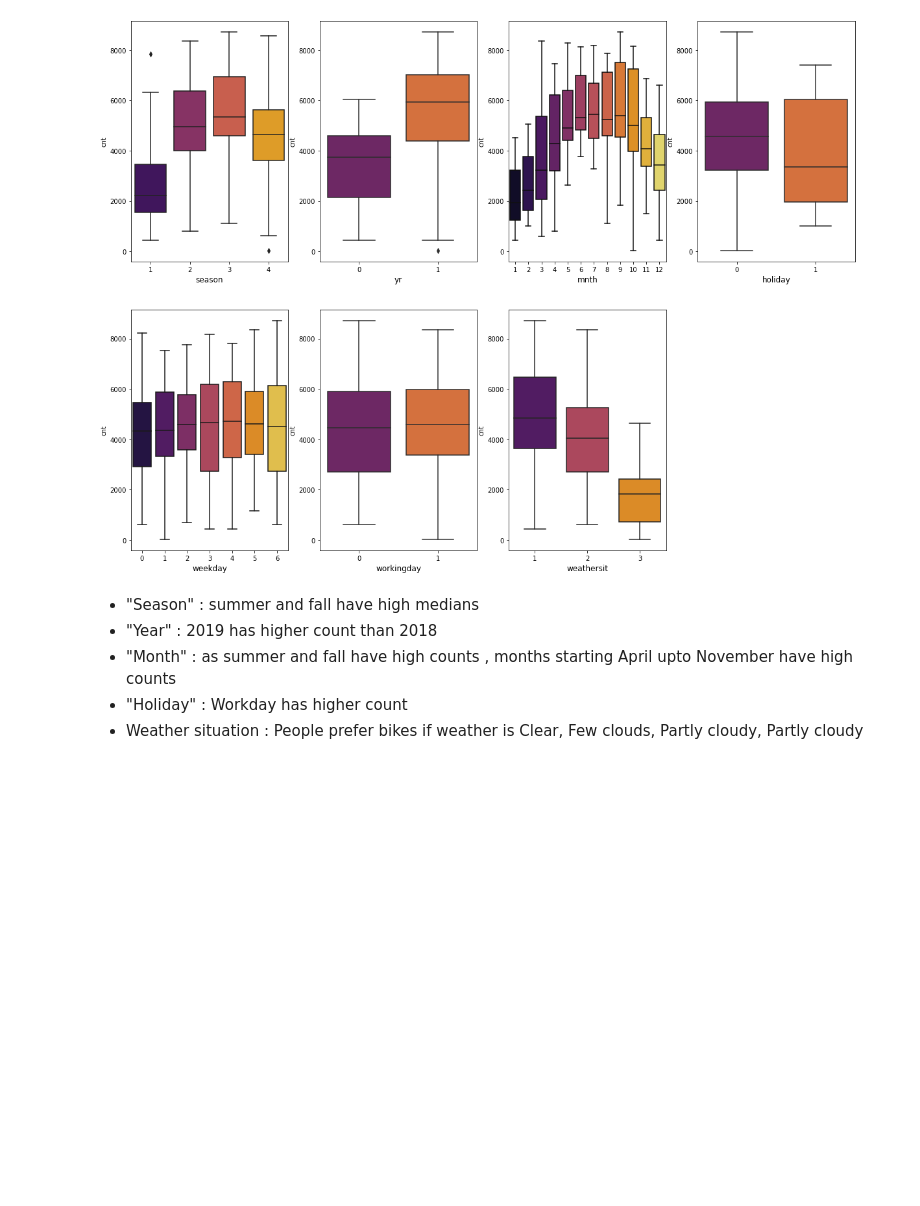
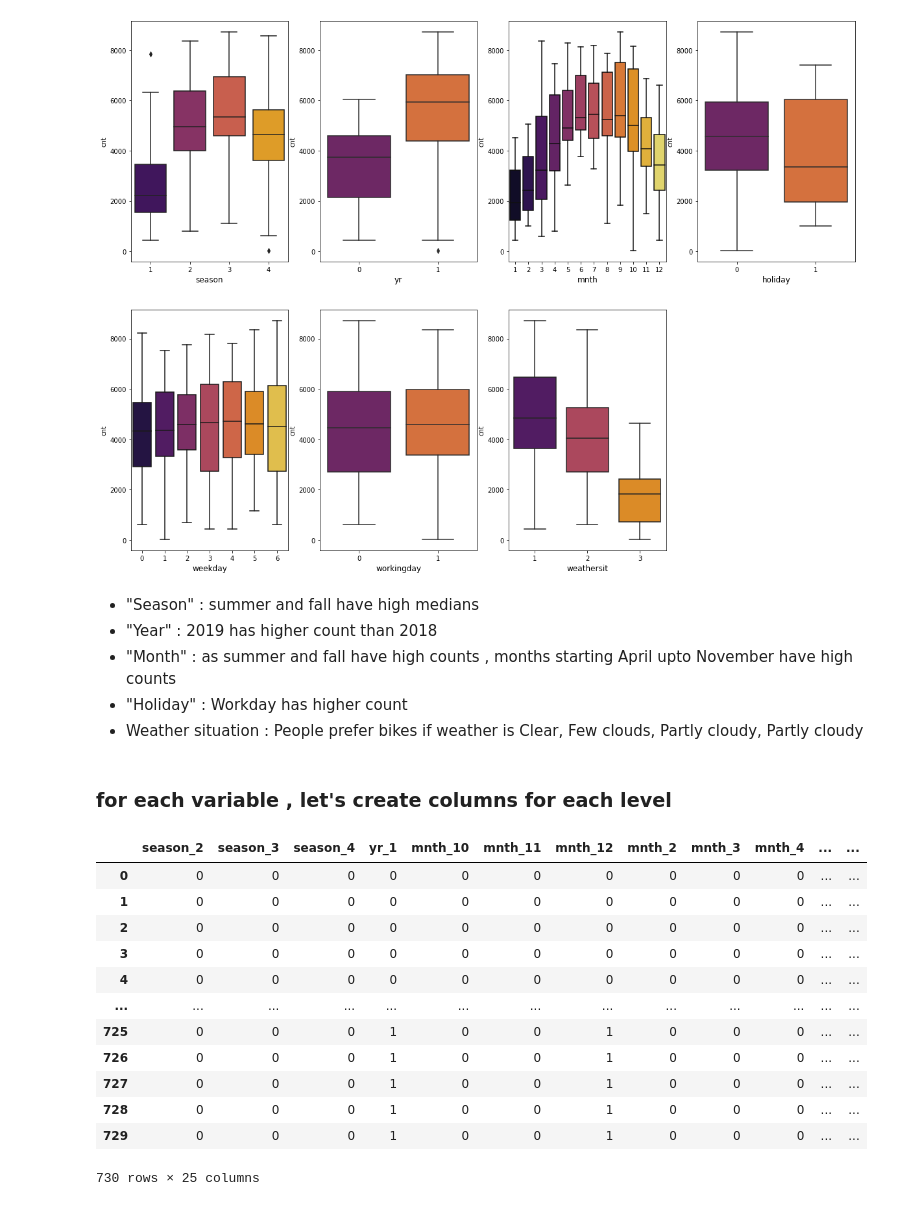
Before and after one commit to heymihir/Bike-Sharing-MLR, a Jupyter notebook: Notebook- Bike Sharing Assignment.ipynb, the cells around one changed output. Drawn from its saved outputs; the diff is of its cells as text; code cells hidden in the pictures; blank space fills up the shorter version.

```diff
--- a/Notebook- Bike Sharing Assignment.ipynb
+++ b/Notebook- Bike Sharing Assignment.ipynb
@@ -169,3 +169,26 @@ plt.show()
 - "Month"   : as summer and fall have high counts , months starting April upto November have high counts
 - "Holiday" : Workday has higher count
 - Weather situation  : People prefer bikes if weather is Clear, Few clouds, Partly cloudy, Partly cloudy
+# %% [markdown]
+### for each variable , let's create columns for each level
+# %%
+for i in categorical_cols:
+   df[i] = df[i].astype(str)
+# %%
+dummy = pd.get_dummies(df[categorical_cols] ,drop_first=True)
+# %%
+dummy
+# %% [output]
+|  | season_2 | season_3 | season_4 | yr_1 | mnth_10 | mnth_11 | mnth_12 | mnth_2 | mnth_3 | mnth_4 | ... | ... |
+| 0 | 0 | 0 | 0 | 0 | 0 | 0 | 0 | 0 | 0 | 0 | ... | ... |
+| 1 | 0 | 0 | 0 | 0 | 0 | 0 | 0 | 0 | 0 | 0 | ... | ... |
+| 2 | 0 | 0 | 0 | 0 | 0 | 0 | 0 | 0 | 0 | 0 | ... | ... |
+| 3 | 0 | 0 | 0 | 0 | 0 | 0 | 0 | 0 | 0 | 0 | ... | ... |
+| 4 | 0 | 0 | 0 | 0 | 0 | 0 | 0 | 0 | 0 | 0 | ... | ... |
+| ... | ... | ... | ... | ... | ... | ... | ... | ... | ... | ... | ... | ... |
+| 725 | 0 | 0 | 0 | 1 | 0 | 0 | 1 | 0 | 0 | 0 | ... | ... |
+| 726 | 0 | 0 | 0 | 1 | 0 | 0 | 1 | 0 | 0 | 0 | ... | ... |
+| 727 | 0 | 0 | 0 | 1 | 0 | 0 | 1 | 0 | 0 | 0 | ... | ... |
+| 728 | 0 | 0 | 0 | 1 | 0 | 0 | 1 | 0 | 0 | 0 | ... | ... |
+| 729 | 0 | 0 | 0 | 1 | 0 | 0 | 1 | 0 | 0 | 0 | ... | ... |
+730 rows × 25 columns
```
Also changed, not shown: parts of 4 cells of this notebook.
